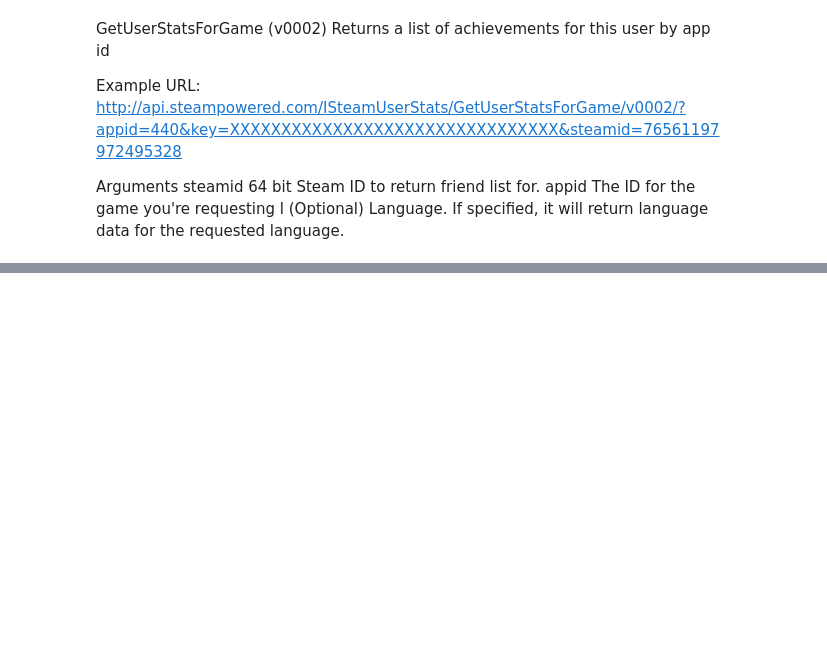
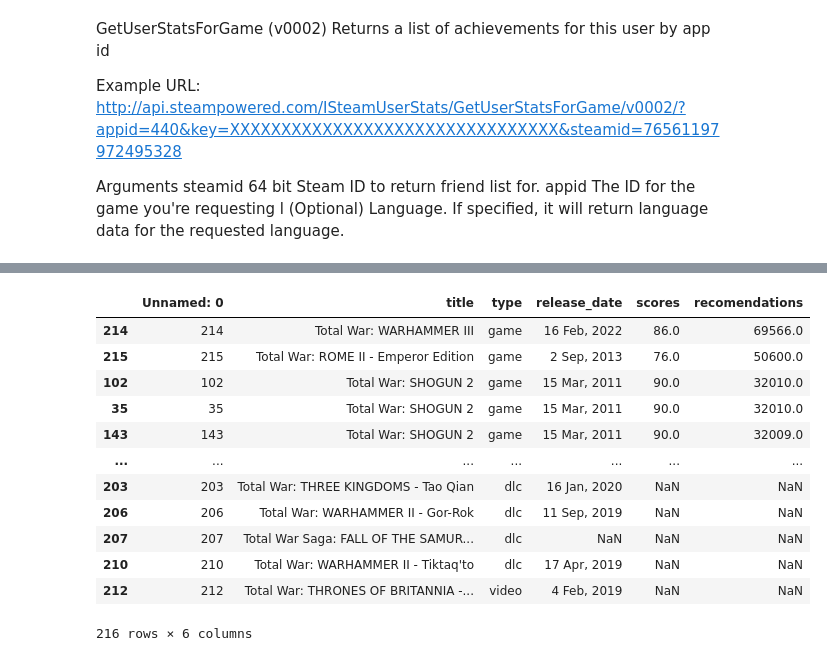
Before and after one commit to angrygorrilla/steam_api_analytics, a Jupyter notebook: Data_collection.ipynb, the cells around one changed output, grey strips where cells are left out. Saved outputs shown, nothing was run; the diff lists cells and outputs as text; code cells hidden in the pictures; blank space fills up the shorter version.

```diff
--- a/Data_collection.ipynb
+++ b/Data_collection.ipynb
@@ -110,0 +310,16 @@ Language. If specified, it will return language data for the requested language.
+# %%
+total_war_data.sort_values('recomendations',ascending=False)
+# %% [output]
+|  | Unnamed: 0 | title | type | release_date | scores | recomendations |
+| 214 | 214 | Total War: WARHAMMER III | game | 16 Feb, 2022 | 86.0 | 69566.0 |
+| 215 | 215 | Total War: ROME II - Emperor Edition | game | 2 Sep, 2013 | 76.0 | 50600.0 |
+| 102 | 102 | Total War: SHOGUN 2 | game | 15 Mar, 2011 | 90.0 | 32010.0 |
+| 35 | 35 | Total War: SHOGUN 2 | game | 15 Mar, 2011 | 90.0 | 32010.0 |
+| 143 | 143 | Total War: SHOGUN 2 | game | 15 Mar, 2011 | 90.0 | 32009.0 |
+| ... | ... | ... | ... | ... | ... | ... |
+| 203 | 203 | Total War: THREE KINGDOMS - Tao Qian | dlc | 16 Jan, 2020 | NaN | NaN |
+| 206 | 206 | Total War: WARHAMMER II - Gor-Rok | dlc | 11 Sep, 2019 | NaN | NaN |
+| 207 | 207 | Total War Saga: FALL OF THE SAMUR... | dlc | NaN | NaN | NaN |
+| 210 | 210 | Total War: WARHAMMER II - Tiktaq'to | dlc | 17 Apr, 2019 | NaN | NaN |
+| 212 | 212 | Total War: THRONES OF BRITANNIA -... | video | 4 Feb, 2019 | NaN | NaN |
+216 rows × 6 columns
```
Also changed, not shown: parts of 31 cells of this notebook, 3 other files.
